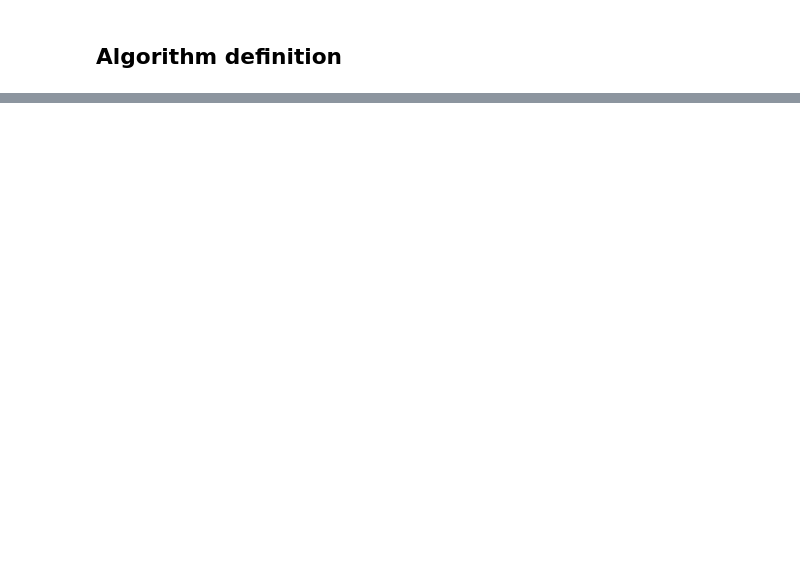
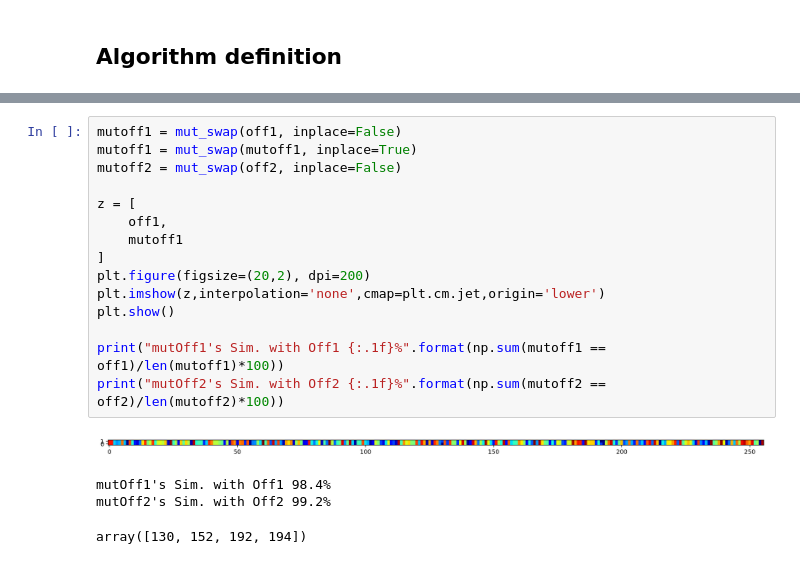
Before and after one commit to pnovoa/eapractci, a Jupyter notebook: gas_for_qaps.ipynb, the cells around one changed output, grey strips where cells are left out. Saved outputs shown, nothing was run; the diff lists cells and outputs as text; blank space fills up the shorter version.

```diff
--- a/gas_for_qaps.ipynb
+++ b/gas_for_qaps.ipynb
@@ -225,0 +357,20 @@ plt.show()
+# %%
+mutoff1 = mut_swap(off1, inplace=False)
+mutoff1 = mut_swap(mutoff1, inplace=True)
+mutoff2 = mut_swap(off2, inplace=False)
+
+z = [
+    off1,
+    mutoff1
+]
+plt.figure(figsize=(20,2), dpi=200)
+plt.imshow(z,interpolation='none',cmap=plt.cm.jet,origin='lower')
+plt.show()
+
+print("mutOff1's Sim. with Off1 {:.1f}%".format(np.sum(mutoff1 == off1)/len(mutoff1)*100))
+print("mutOff2's Sim. with Off2 {:.1f}%".format(np.sum(mutoff2 == off2)/len(mutoff2)*100))
+# %% [output]
+[figure, added]
+mutOff1's Sim. with Off1 98.4%
+mutOff2's Sim. with Off2 99.2%
+array([130, 152, 192, 194])
```
Also changed, not shown: parts of 6 cells of this notebook, 2 other files.
